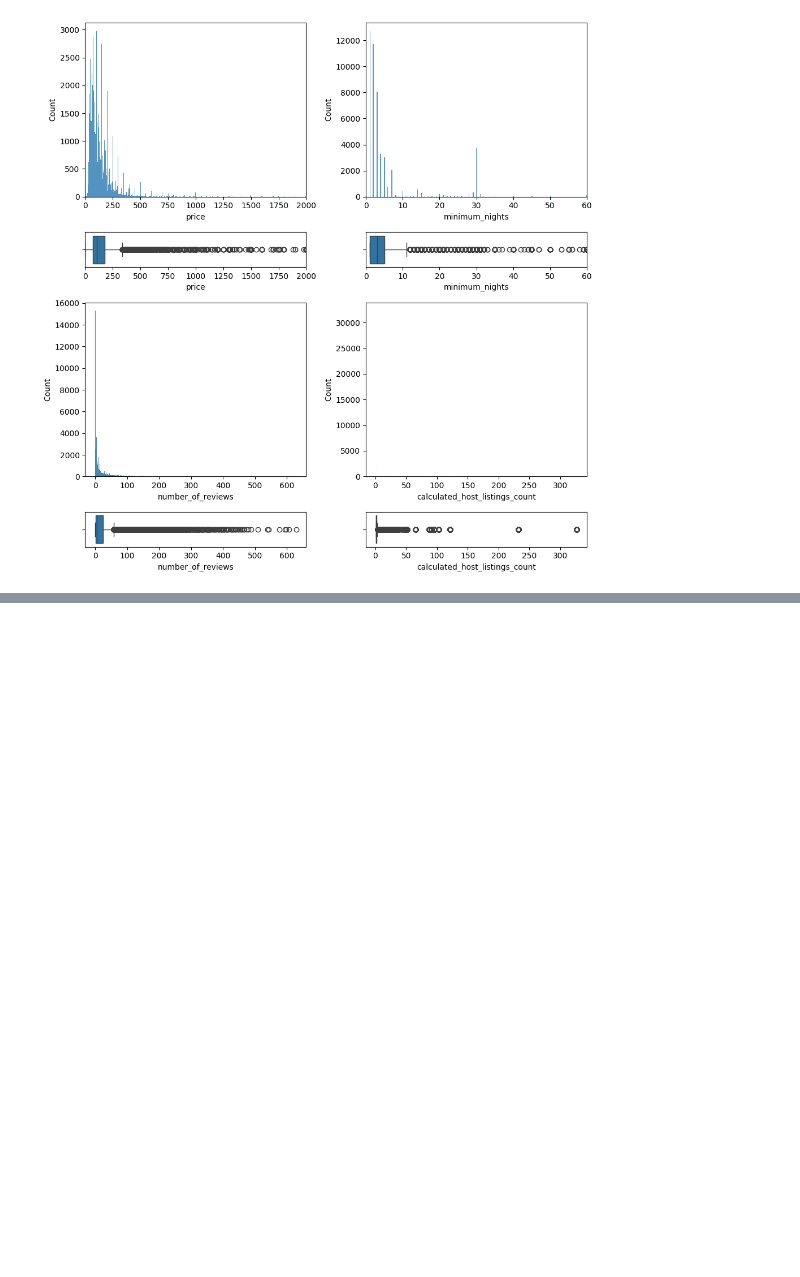
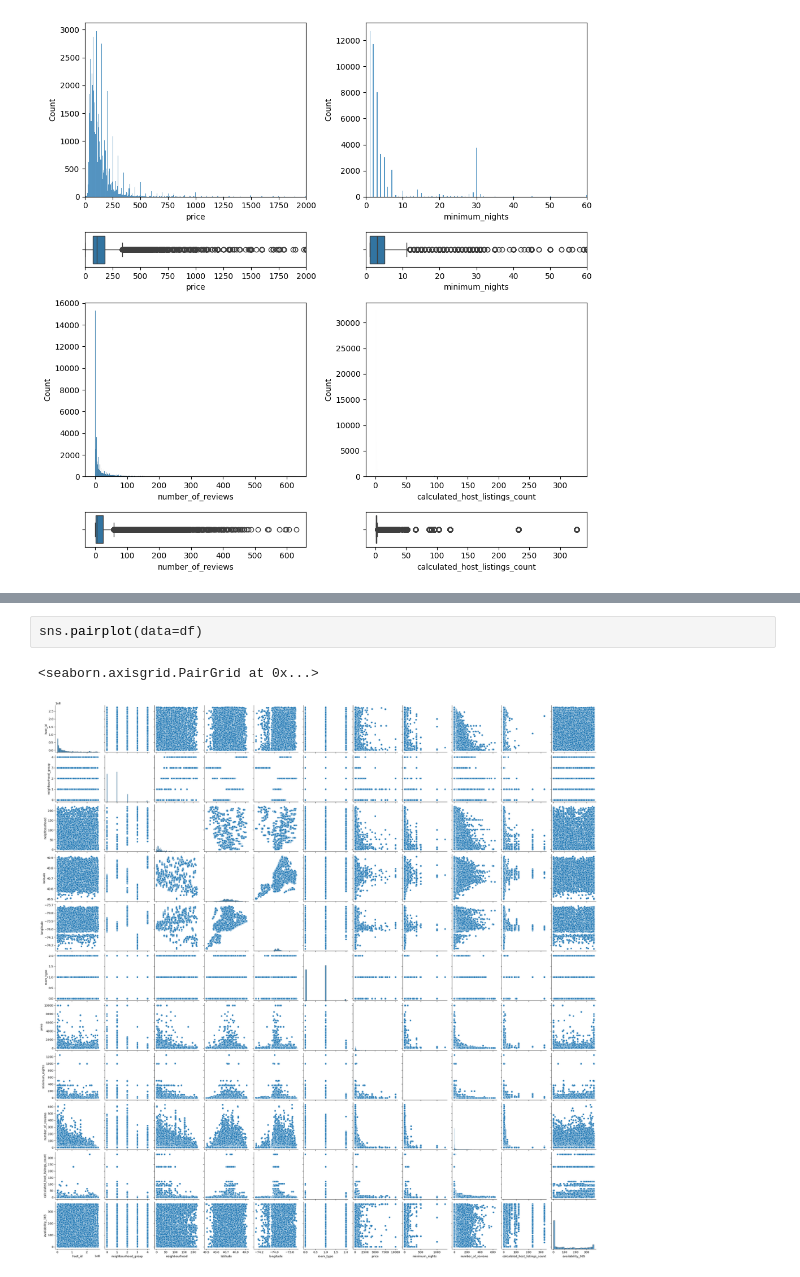
Before and after one commit to mfvilches/eda, a Jupyter notebook: src/explore.ipynb, the cells around one changed output, grey strips where cells are left out. Saved outputs shown, nothing was run; the diff lists cells and outputs as text; blank space fills up the shorter version.

```diff
--- a/src/explore.ipynb
+++ b/src/explore.ipynb
@@ -114,0 +162,5 @@ plt.show()
+# %%
+sns.pairplot(data=df)
+# %% [output]
+<seaborn.axisgrid.PairGrid at 0x...>
+[figure, added]
```
Also changed, not shown: parts of 20 cells of this notebook, 2 other files.
